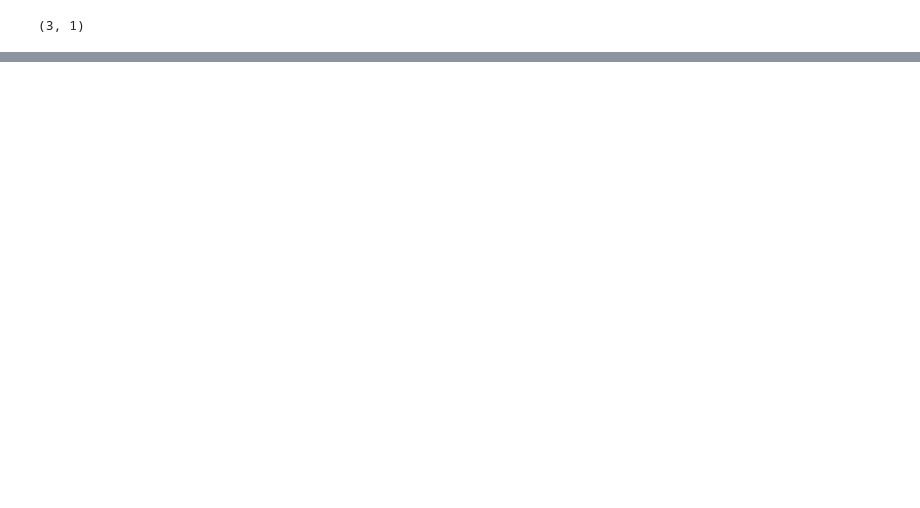
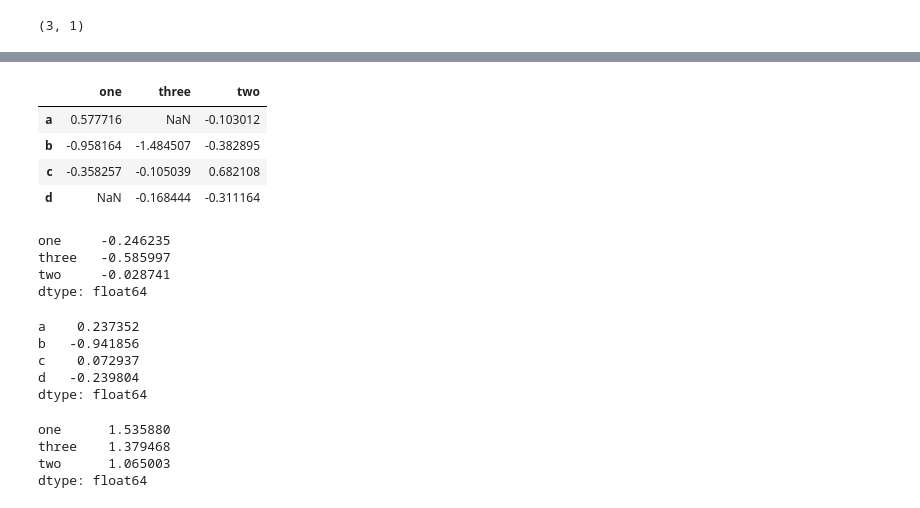
Before and after one commit to pinglei/pandas_learning, a Jupyter notebook: pandas_basic_functionality.ipynb, the cells around one changed output, grey strips where cells are left out. Cells and saved outputs as stored; diff of their text form; code cells hidden in the pictures; blank space fills up the shorter version.

```diff
--- a/pandas_basic_functionality.ipynb
+++ b/pandas_basic_functionality.ipynb
@@ -391,0 +431,30 @@ dtype: object
+# %%
+df
+# %% [output]
+|  | one | three | two |
+| a | 0.577716 | NaN | -0.103012 |
+| b | -0.958164 | -1.484507 | -0.382895 |
+| c | -0.358257 | -0.105039 | 0.682108 |
+| d | NaN | -0.168444 | -0.311164 |
+# %%
+df.apply(np.mean)
+# %% [output]
+one     -0.246235
+three   -0.585997
+two     -0.028741
+dtype: float64
+# %%
+df.apply(np.mean, axis=1)
+# %% [output]
+a    0.237352
+b   -0.941856
+c    0.072937
+d   -0.239804
+dtype: float64
+# %%
+df.apply(lambda x:x.max() - x.min())
+# %% [output]
+one      1.535880
+three    1.379468
+two      1.065003
+dtype: float64
```
Also changed, not shown: parts of 47 cells of this notebook.
